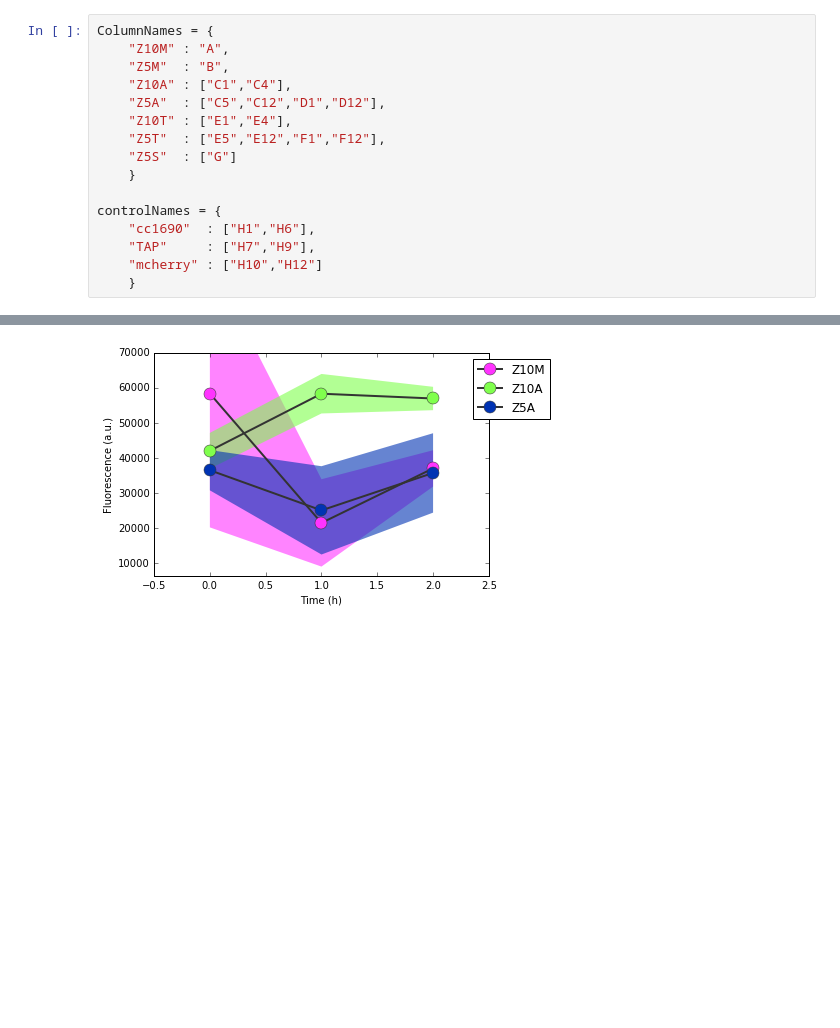
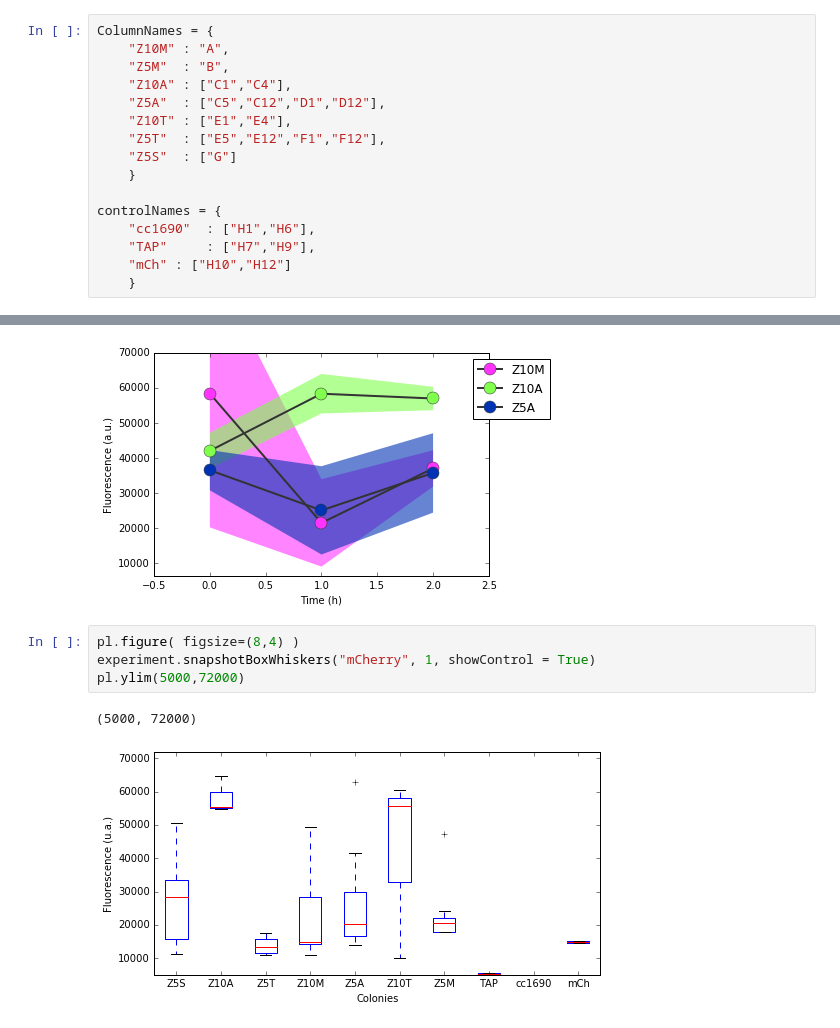
Before and after one commit to VandroiyLabs/modeliGEM2016, a Jupyter notebook: notebooks/Checking first batch of data.ipynb, the cells around one changed output, grey strips where cells are left out. Saved outputs shown, nothing was run; the diff lists cells and outputs as text; blank space fills up the shorter version.

```diff
--- a/notebooks/Checking first batch of data.ipynb
+++ b/notebooks/Checking first batch of data.ipynb
@@ -22,7 +22,7 @@ ColumnNames = {
 controlNames = {
     "cc1690"  : ["H1","H6"],
     "TAP"     : ["H7","H9"],
-    "mcherry" : ["H10","H12"]
+    "mCh" : ["H10","H12"]
     }
 # %% [markdown]
 ## Setting up PlateMate
@@ -147,3 +147,10 @@ pl.legend( numpoints = 1, bbox_to_anchor = (1.2,1.0))
 # %% [output]
 <matplotlib.legend.Legend at 0x...>
 [figure]
+# %%
+pl.figure( figsize=(8,4) )
+experiment.snapshotBoxWhiskers("mCherry", 1, showControl = True)
+pl.ylim(5000,72000)
+# %% [output]
+(5000, 72000)
+[figure, added]
```
